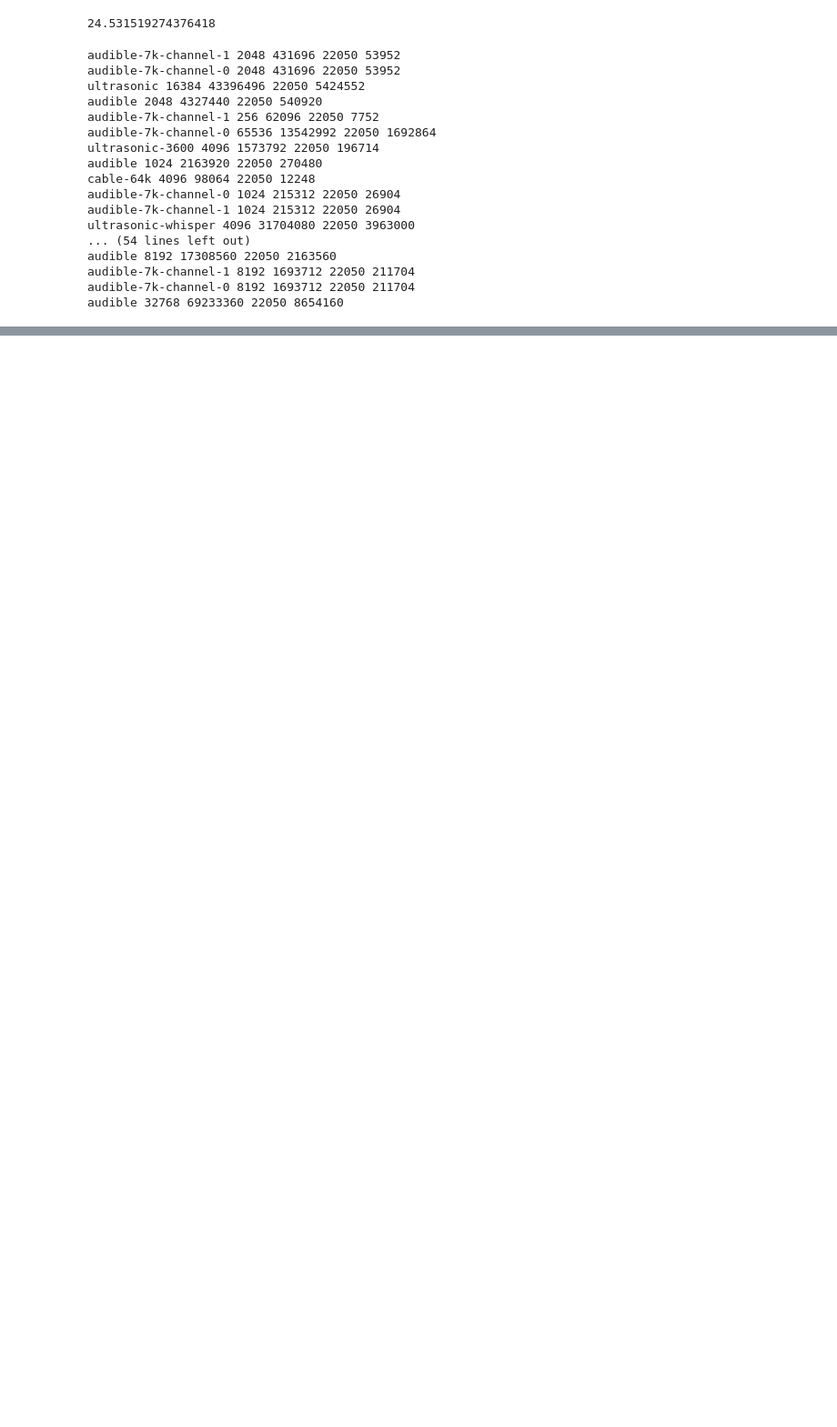
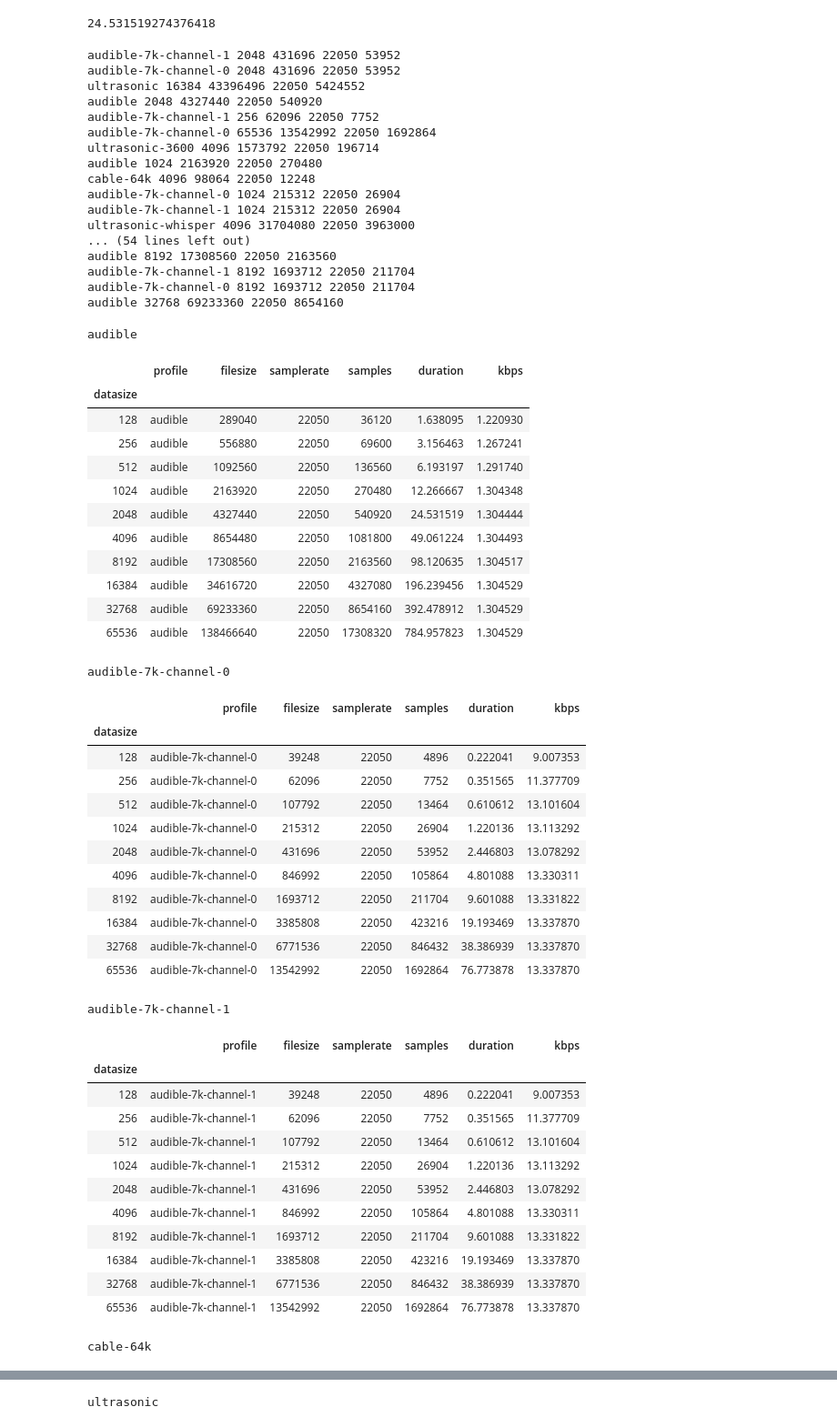
Before and after one commit to jonashoechst/quiet-test, a Jupyter notebook: quiet-stats.ipynb, the cells around one changed output, grey strips where cells are left out. Shown at 91% size. Drawn from its saved outputs; the diff is of its cells as text; code cells hidden in the pictures; blank space fills up the shorter version.

```diff
--- a/quiet-stats.ipynb
+++ b/quiet-stats.ipynb
@@ -44,10 +44,56 @@ audible 32768 69233360 22050 8654160
 # %%
 df = pandas.DataFrame(wavs, columns=["profile", "datasize", "filesize", "samplerate", "samples"])
 df["datasize"] = pandas.to_numeric(df["datasize"])
 df["filesize"] = pandas.to_numeric(df["filesize"])
 df["samplerate"] = pandas.to_numeric(df["samplerate"])
 df["samples"] = pandas.to_numeric(df["samples"])
 df.sort_values(by=["profile", "datasize"])
 
 df["duration"] = df["samples"] / df["samplerate"]
+df["kbps"] = df["datasize"] / df["duration"] / 64
+#df = df[df['datasize'] <= 2048]
 df.set_index(["datasize"], inplace=True)
+for d in df.groupby("profile"):
+    print(d[0])
+    display(d[1].sort_values(by=["datasize"]))
+# %% [output]
+audible
+|  | profile | filesize | samplerate | samples | duration | kbps |
+| datasize |  |  |  |  |  |  |
+| 128 | audible | 289040 | 22050 | 36120 | 1.638095 | 1.220930 |
+| 256 | audible | 556880 | 22050 | 69600 | 3.156463 | 1.267241 |
+| 512 | audible | 1092560 | 22050 | 136560 | 6.193197 | 1.291740 |
+| 1024 | audible | 2163920 | 22050 | 270480 | 12.266667 | 1.304348 |
+| 2048 | audible | 4327440 | 22050 | 540920 | 24.531519 | 1.304444 |
+| 4096 | audible | 8654480 | 22050 | 1081800 | 49.061224 | 1.304493 |
+| 8192 | audible | 17308560 | 22050 | 2163560 | 98.120635 | 1.304517 |
+| 16384 | audible | 34616720 | 22050 | 4327080 | 196.239456 | 1.304529 |
+| 32768 | audible | 69233360 | 22050 | 8654160 | 392.478912 | 1.304529 |
+| 65536 | audible | 138466640 | 22050 | 17308320 | 784.957823 | 1.304529 |
+audible-7k-channel-0
+|  | profile | filesize | samplerate | samples | duration | kbps |
+| datasize |  |  |  |  |  |  |
+| 128 | audible-7k-channel-0 | 39248 | 22050 | 4896 | 0.222041 | 9.007353 |
+| 256 | audible-7k-channel-0 | 62096 | 22050 | 7752 | 0.351565 | 11.377709 |
+| 512 | audible-7k-channel-0 | 107792 | 22050 | 13464 | 0.610612 | 13.101604 |
+| 1024 | audible-7k-channel-0 | 215312 | 22050 | 26904 | 1.220136 | 13.113292 |
+| 2048 | audible-7k-channel-0 | 431696 | 22050 | 53952 | 2.446803 | 13.078292 |
+| 4096 | audible-7k-channel-0 | 846992 | 22050 | 105864 | 4.801088 | 13.330311 |
+| 8192 | audible-7k-channel-0 | 1693712 | 22050 | 211704 | 9.601088 | 13.331822 |
+| 16384 | audible-7k-channel-0 | 3385808 | 22050 | 423216 | 19.193469 | 13.337870 |
+| 32768 | audible-7k-channel-0 | 6771536 | 22050 | 846432 | 38.386939 | 13.337870 |
+| 65536 | audible-7k-channel-0 | 13542992 | 22050 | 1692864 | 76.773878 | 13.337870 |
+audible-7k-channel-1
+|  | profile | filesize | samplerate | samples | duration | kbps |
+| datasize |  |  |  |  |  |  |
+| 128 | audible-7k-channel-1 | 39248 | 22050 | 4896 | 0.222041 | 9.007353 |
+| 256 | audible-7k-channel-1 | 62096 | 22050 | 7752 | 0.351565 | 11.377709 |
+| 512 | audible-7k-channel-1 | 107792 | 22050 | 13464 | 0.610612 | 13.101604 |
+| 1024 | audible-7k-channel-1 | 215312 | 22050 | 26904 | 1.220136 | 13.113292 |
+| 2048 | audible-7k-channel-1 | 431696 | 22050 | 53952 | 2.446803 | 13.078292 |
+| 4096 | audible-7k-channel-1 | 846992 | 22050 | 105864 | 4.801088 | 13.330311 |
+| 8192 | audible-7k-channel-1 | 1693712 | 22050 | 211704 | 9.601088 | 13.331822 |
+| 16384 | audible-7k-channel-1 | 3385808 | 22050 | 423216 | 19.193469 | 13.337870 |
+| 32768 | audible-7k-channel-1 | 6771536 | 22050 | 846432 | 38.386939 | 13.337870 |
+| 65536 | audible-7k-channel-1 | 13542992 | 22050 | 1692864 | 76.773878 | 13.337870 |
+cable-64k
@@ -53,0 +112 @@ df.set_index(["datasize"], inplace=True)
+ultrasonic
```
Also changed, not shown: parts of 3 cells of this notebook, 1 other file.
